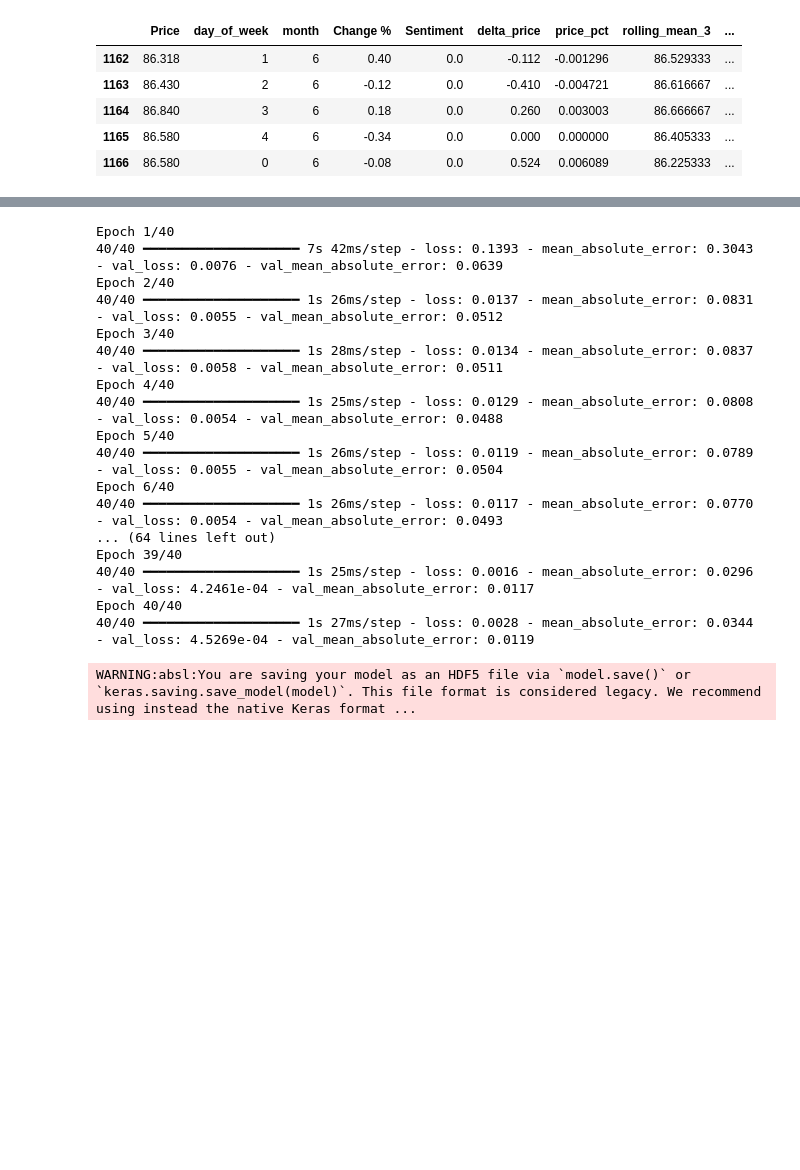
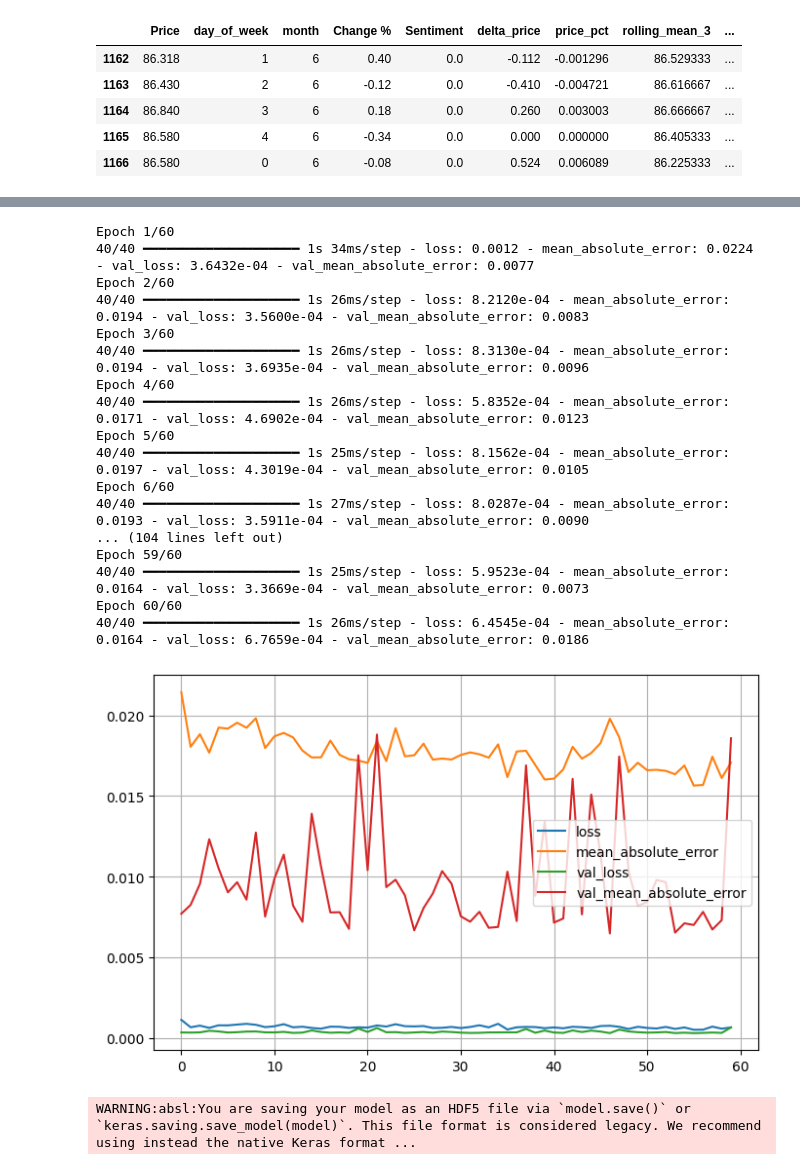
Before and after one commit to Atharvkatkar123/ForexUSDInetPredictor, a Jupyter notebook: Dollor_rnn.ipynb, the cells around one changed output, grey strips where cells are left out. Drawn from its saved outputs; the diff is of its cells as text; code cells hidden in the pictures; blank space fills up the shorter version.

```diff
--- a/Dollor_rnn.ipynb
+++ b/Dollor_rnn.ipynb
@@ -129,27 +133,22 @@ import pandas as pd
 import random
 from datetime import datetime, timedelta
 
-# Convert Date to datetime.date format
 df['Date'] = pd.to_datetime(df['Date']).dt.date
 
-# Clean and convert 'Change %' from string to float
 df['Change %'] = df['Change %'].str.replace('%', '').astype(float)
 
-# Create a sentiment column
 df['Sentiment'] = 0.0
 
-# Define 30-day cutoff
 cutoff_date = datetime.today().date() - timedelta(days=30)
 
-# Step 1: Define a scaling function for 'Change %' → sentiment (-0.3 to 0.3)
 def scale_change_to_sentiment(change):
     change = max(min(change, 1), -1)
-    base = (change / 1) * 0.3
-    noise = random.uniform(-0.02, 0.02)  # Add tiny random variation
+    base = -1*((change / 1) * 0.3)
+    noise = random.uniform(-0.02, 0.02)
     return round(base + noise, 3)
 
 
-# Step 2: Apply it for old data
+
 for idx, row in df.iterrows():
     if row['Date'] < cutoff_date:
         scaled_sentiment = scale_change_to_sentiment(row['Change %'])
@@ -339,22 +332,22 @@ Model: "sequential_41"
  Trainable params: 7,861 (30.71 KB)
  Non-trainable params: 0 (0.00 B)
 # %%
-history = model.fit(X_train,y_train, epochs=40,validation_data=[X_val,y_val],batch_size=20)
+history = model.fit(X_train,y_train, epochs=60,validation_data=[X_val,y_val],batch_size=20)
 # %% [output]
-Epoch 1/40
-40/40 ━━━━━━━━━━━━━━━━━━━━ 7s 42ms/step - loss: 0.1393 - mean_absolute_error: 0.3043 - val_loss: 0.0076 - val_mean_absolute_error: 0.0639
-Epoch 2/40
-40/40 ━━━━━━━━━━━━━━━━━━━━ 1s 26ms/step - loss: 0.0137 - mean_absolute_error: 0.0831 - val_loss: 0.0055 - val_mean_absolute_error: 0.0512
-Epoch 3/40
-40/40 ━━━━━━━━━━━━━━━━━━━━ 1s 28ms/step - loss: 0.0134 - mean_absolute_error: 0.0837 - val_loss: 0.0058 - val_mean_absolute_error: 0.0511
-Epoch 4/40
-40/40 ━━━━━━━━━━━━━━━━━━━━ 1s 25ms/step - loss: 0.0129 - mean_absolute_error: 0.0808 - val_loss: 0.0054 - val_mean_absolute_error: 0.0488
-Epoch 5/40
-40/40 ━━━━━━━━━━━━━━━━━━━━ 1s 26ms/step - loss: 0.0119 - mean_absolute_error: 0.0789 - val_loss: 0.0055 - val_mean_absolute_error: 0.0504
-Epoch 6/40
-40/40 ━━━━━━━━━━━━━━━━━━━━ 1s 26ms/step - loss: 0.0117 - mean_absolute_error: 0.0770 - val_loss: 0.0054 - val_mean_absolute_error: 0.0493
-... (64 lines left out)
-Epoch 39/40
-40/40 ━━━━━━━━━━━━━━━━━━━━ 1s 25ms/step - loss: 0.0016 - mean_absolute_error: 0.0296 - val_loss: 4.2461e-04 - val_mean_absolute_error: 0.0117
-Epoch 40/40
-40/40 ━━━━━━━━━━━━━━━━━━━━ 1s 27ms/step - loss: 0.0028 - mean_absolute_error: 0.0344 - val_loss: 4.5269e-04 - val_mean_absolute_error: 0.0119
+Epoch 1/60
+40/40 ━━━━━━━━━━━━━━━━━━━━ 1s 34ms/step - loss: 0.0012 - mean_absolute_error: 0.0224 - val_loss: 3.6432e-04 - val_mean_absolute_error: 0.0077
+Epoch 2/60
+40/40 ━━━━━━━━━━━━━━━━━━━━ 1s 26ms/step - loss: 8.2120e-04 - mean_absolute_error: 0.0194 - val_loss: 3.5600e-04 - val_mean_absolute_error: 0.0083
+Epoch 3/60
+40/40 ━━━━━━━━━━━━━━━━━━━━ 1s 26ms/step - loss: 8.3130e-04 - mean_absolute_error: 0.0194 - val_loss: 3.6935e-04 - val_mean_absolute_error: 0.0096
+Epoch 4/60
+40/40 ━━━━━━━━━━━━━━━━━━━━ 1s 26ms/step - loss: 5.8352e-04 - mean_absolute_error: 0.0171 - val_loss: 4.6902e-04 - val_mean_absolute_error: 0.0123
+Epoch 5/60
+40/40 ━━━━━━━━━━━━━━━━━━━━ 1s 25ms/step - loss: 8.1562e-04 - mean_absolute_error: 0.0197 - val_loss: 4.3019e-04 - val_mean_absolute_error: 0.0105
+Epoch 6/60
+40/40 ━━━━━━━━━━━━━━━━━━━━ 1s 27ms/step - loss: 8.0287e-04 - mean_absolute_error: 0.0193 - val_loss: 3.5911e-04 - val_mean_absolute_error: 0.0090
+... (104 lines left out)
+Epoch 59/60
+40/40 ━━━━━━━━━━━━━━━━━━━━ 1s 25ms/step - loss: 5.9523e-04 - mean_absolute_error: 0.0164 - val_loss: 3.3669e-04 - val_mean_absolute_error: 0.0073
+Epoch 60/60
+40/40 ━━━━━━━━━━━━━━━━━━━━ 1s 26ms/step - loss: 6.4545e-04 - mean_absolute_error: 0.0164 - val_loss: 6.7659e-04 - val_mean_absolute_error: 0.0186
@@ -361,3 +356,9 @@ Epoch 40/40
+# %%
+pd.DataFrame(history.history).plot(figsize=(8,5))
+plt.grid(True)
+plt.show()
+# %% [output]
+[figure, added]
 # %%
 model.save("USD_Price_Forecst_Model_many_curr_sentiment30.h5")
 model.save_weights("USD_Price_Forecst_Model_many_curr_setiment30.weights.h5")
```
Also changed, not shown: parts of 9 cells of this notebook.
